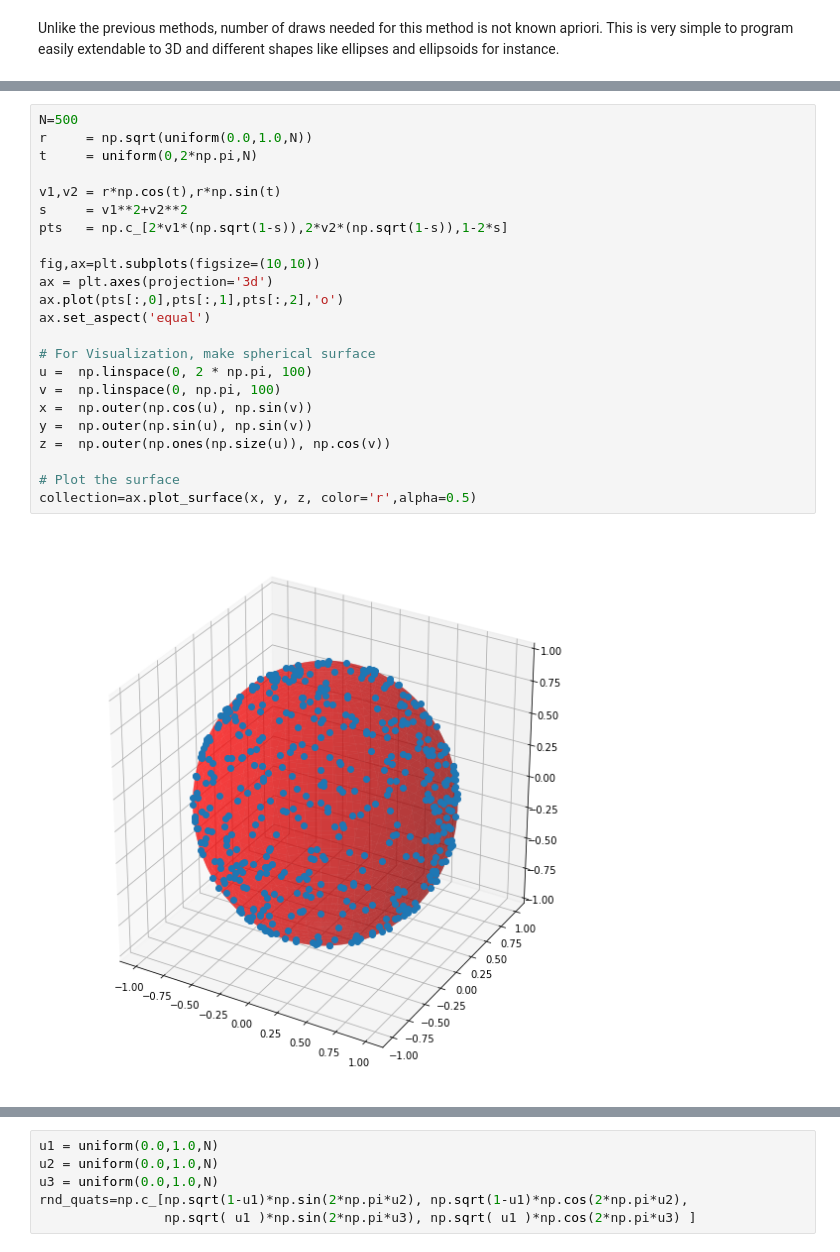
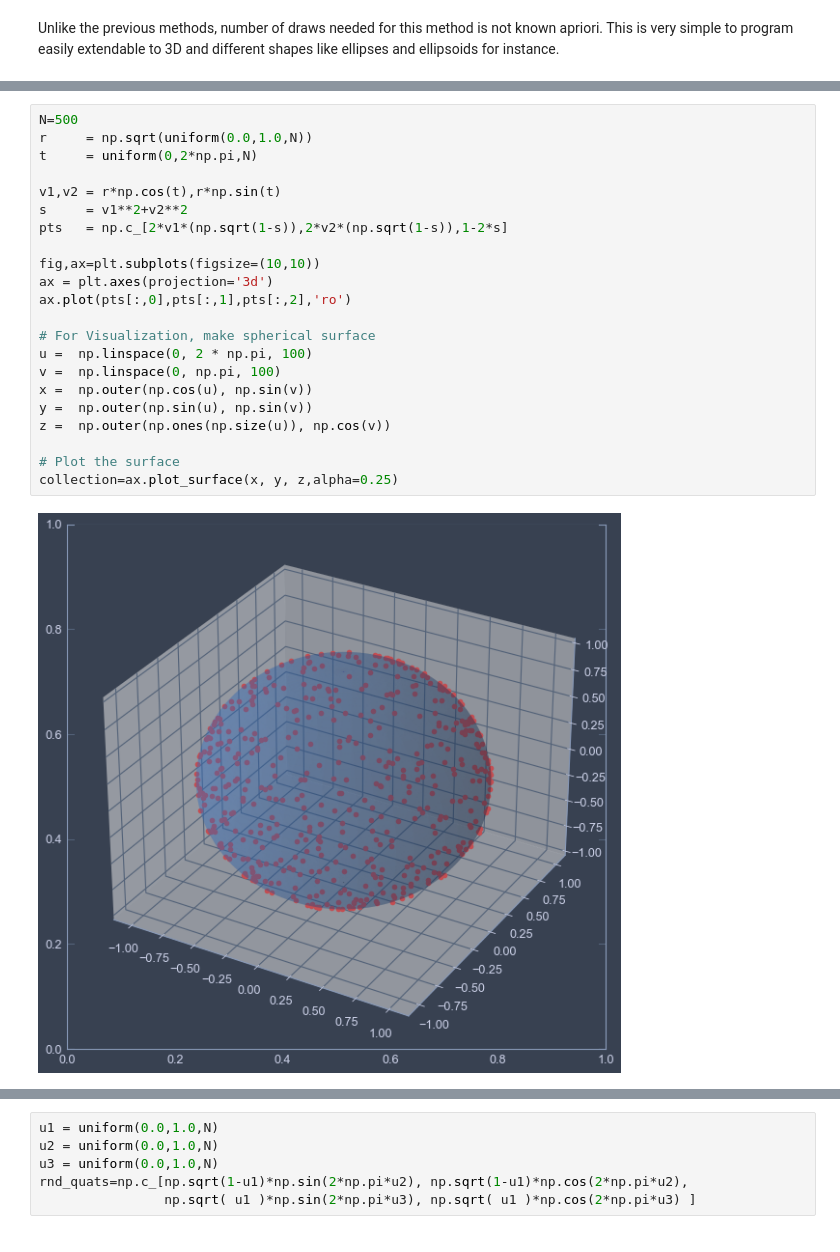
Before and after one commit to AbhilashReddyM/notebooks, a Jupyter notebook: random_sampling/Random Sampling.ipynb, the cells around one changed output, grey strips where cells are left out. Saved outputs shown, nothing was run; the diff lists cells and outputs as text.

```diff
--- a/random_sampling/Random Sampling.ipynb
+++ b/random_sampling/Random Sampling.ipynb
@@ -240,26 +389,25 @@ Essentially we first generate uniform random samples on disk($\equiv$ inside a c
 # %%
 N=500
 r     = np.sqrt(uniform(0.0,1.0,N))
 t     = uniform(0,2*np.pi,N)
 
 v1,v2 = r*np.cos(t),r*np.sin(t)
 s     = v1**2+v2**2
 pts   = np.c_[2*v1*(np.sqrt(1-s)),2*v2*(np.sqrt(1-s)),1-2*s]
 
 fig,ax=plt.subplots(figsize=(10,10))
 ax = plt.axes(projection='3d')
-ax.plot(pts[:,0],pts[:,1],pts[:,2],'o')
-ax.set_aspect('equal')
+ax.plot(pts[:,0],pts[:,1],pts[:,2],'ro')
 
 # For Visualization, make spherical surface
 u =  np.linspace(0, 2 * np.pi, 100)
 v =  np.linspace(0, np.pi, 100)
 x =  np.outer(np.cos(u), np.sin(v))
 y =  np.outer(np.sin(u), np.sin(v))
 z =  np.outer(np.ones(np.size(u)), np.cos(v))
 
 # Plot the surface
-collection=ax.plot_surface(x, y, z, color='r',alpha=0.5)
+collection=ax.plot_surface(x, y, z,alpha=0.25)
 # %% [output]
-[figure, old version]
+[figure, new version]
 # %% [markdown]
```
Also changed, not shown: parts of 50 cells of this notebook, 1 other file.
